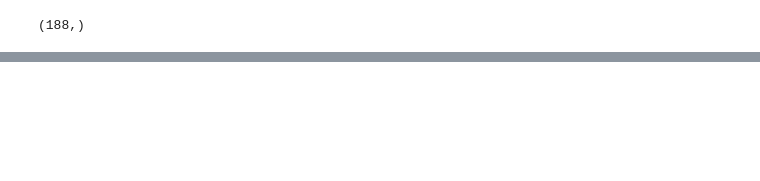
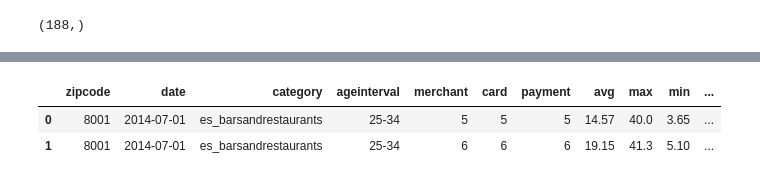
Before and after one commit to TeamUno/project, a Jupyter notebook: initial-exploration/Exploracion-Restaurants_BCN.ipynb, the cells around one changed output, grey strips where cells are left out. Cells and saved outputs as stored; diff of their text form; code cells hidden in the pictures; blank space fills up the shorter version.

```diff
--- a/initial-exploration/Exploracion-Restaurants_BCN.ipynb
+++ b/initial-exploration/Exploracion-Restaurants_BCN.ipynb
@@ -129,0 +221,6 @@ for zipcode in zipcodes
+# %%
+restaurants_age_bcn[:2]
+# %% [output]
+|  | zipcode | date | category | ageinterval | merchant | card | payment | avg | max | min | ... |
+| 0 | 8001 | 2014-07-01 | es_barsandrestaurants | 25-34 | 5 | 5 | 5 | 14.57 | 40.0 | 3.65 | ... |
+| 1 | 8001 | 2014-07-01 | es_barsandrestaurants | 25-34 | 6 | 6 | 6 | 19.15 | 41.3 | 5.10 | ... |
```
Also changed, not shown: parts of 6 cells of this notebook.
